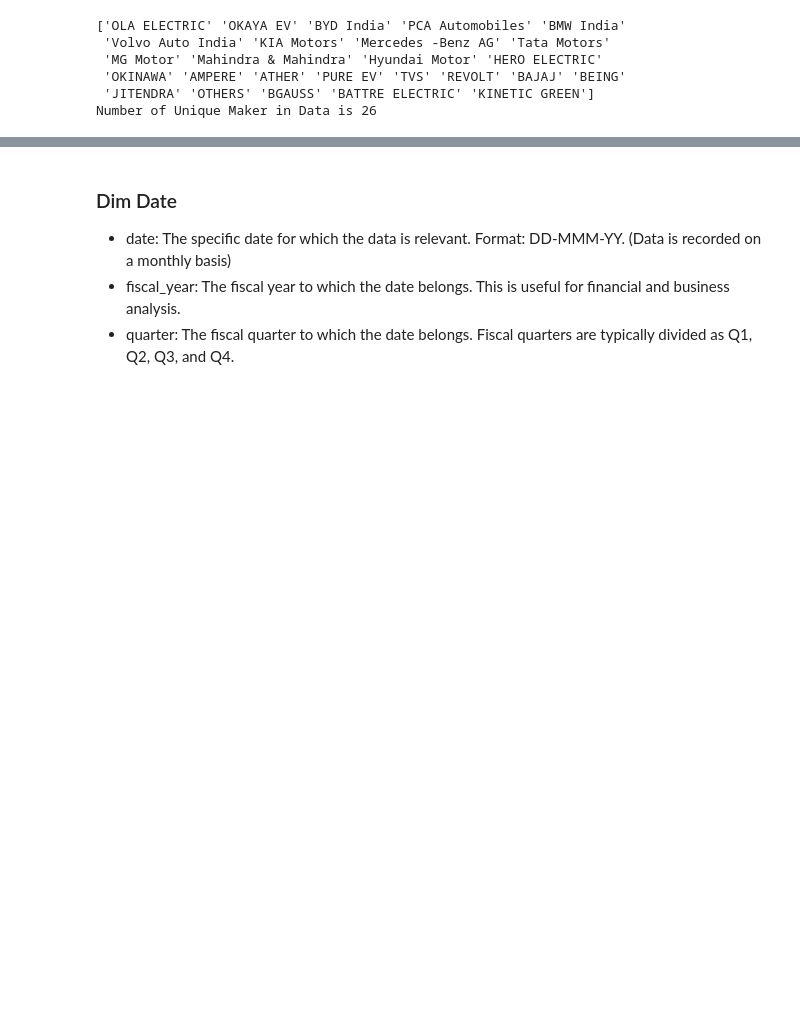
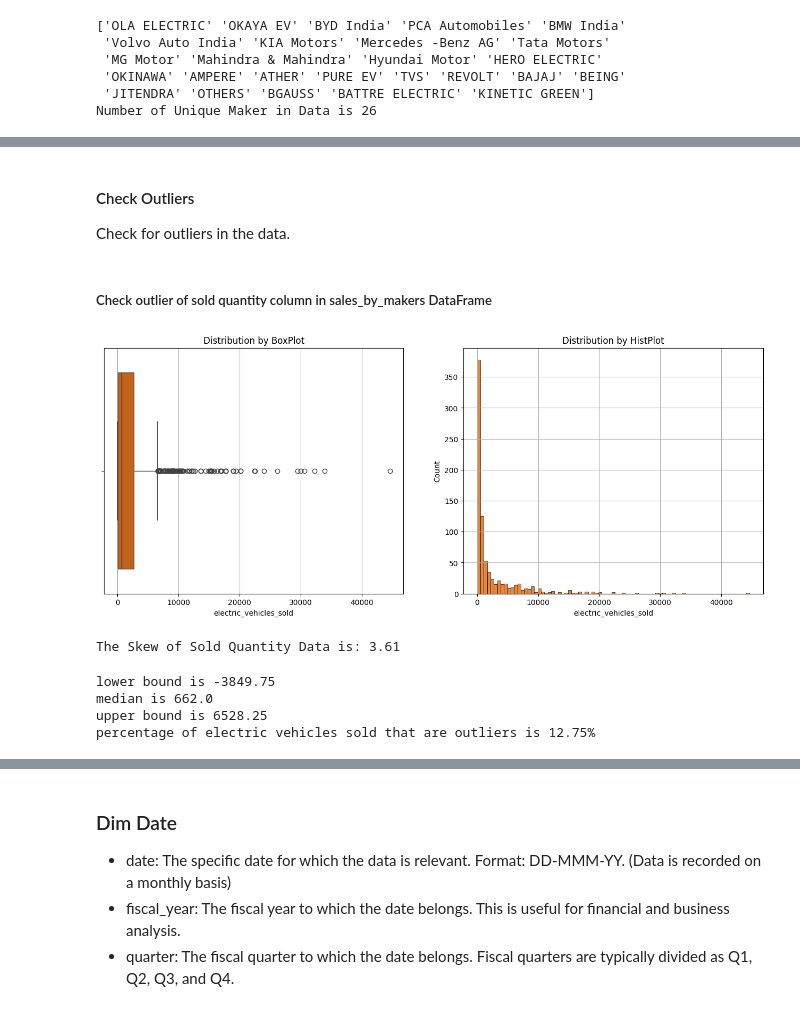
Before and after one commit to WalterEdwardd/General_Motors-Provide_Insights_to_Chief_in_Electric_and_Hybrid_Vehicles, a Jupyter notebook: notebooks/processed_data.ipynb, the cells around one changed output, grey strips where cells are left out. Cells and saved outputs as stored; diff of their text form; code cells hidden in the pictures; blank space fills up the shorter version.

```diff
--- a/notebooks/processed_data.ipynb
+++ b/notebooks/processed_data.ipynb
@@ -233,0 +636,39 @@ Name: electric_vehicles_sold, dtype: float64
+# %% [markdown]
+#### Check Outliers
+Check for outliers in the data.
+# %% [markdown]
+##### Check outlier of sold quantity column in sales_by_makers DataFrame
+# %%
+# overview of outliers
+# set the size of chart
+plt.figure(figsize=(16,6))
+# first subplot by box plot
+plt.subplot(1,2,1)
+plt.grid()
+sns.boxplot(data=sales_by_makers, x='electric_vehicles_sold', color='#DC5F00')
+plt.title("Distribution by BoxPlot")
+# second subplot by hist plot
+plt.subplot(1,2,2)
+plt.grid()
+sns.histplot(data=sales_by_makers, x='electric_vehicles_sold', color='#DC5F00')
+plt.title("Distribution by HistPlot")
+# plot the chart
+plt.show()
+# Check the skewness of data in the "sold_quantity" column
+print(f"The Skew of Sold Quantity Data is: {round(sales_by_makers['electric_vehicles_sold'].skew(), 2)}")
+# %% [output]
+[figure, added]
+The Skew of Sold Quantity Data is: 3.61
+# %%
+# check the outliers, find out the upper bound, lower bound of the electric vehicles sold column
+bound_maker_sold = check_outlier(sales_by_makers, 'electric_vehicles_sold')
+# print out the required information
+print(f"lower bound is {bound_maker_sold['lower_bound'].values[0]}")
+print(f"median is {bound_maker_sold['median'].values[0]}")
+print(f"upper bound is {bound_maker_sold['upper_bound'].values[0]}")
+print(f"percentage of electric vehicles sold that are outliers is {bound_maker_sold['percent_outliers'].values[0]}%")
+# %% [output]
+lower bound is -3849.75
+median is 662.0
+upper bound is 6528.25
+percentage of electric vehicles sold that are outliers is 12.75%
```
Also changed, not shown: parts of 134 cells of this notebook.
